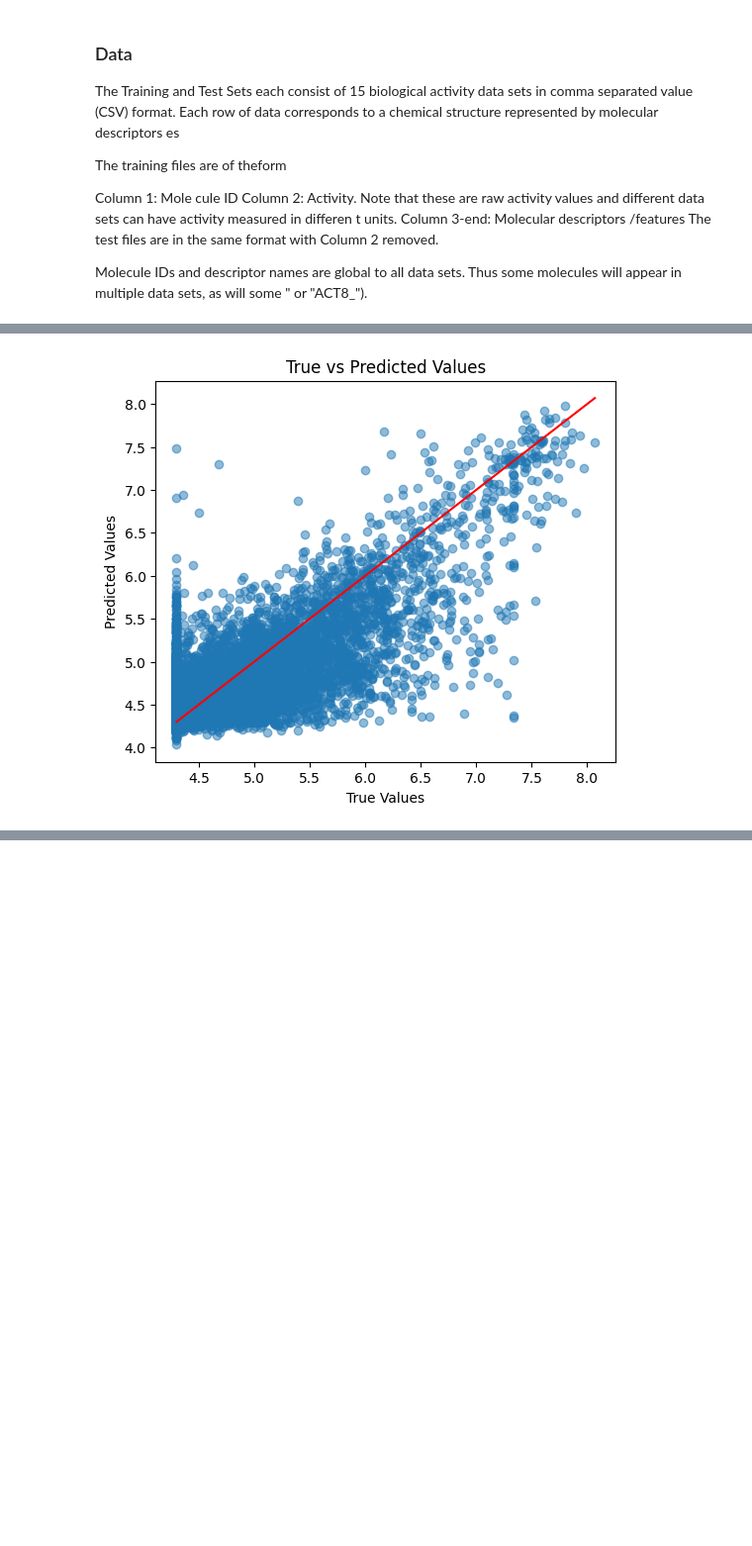
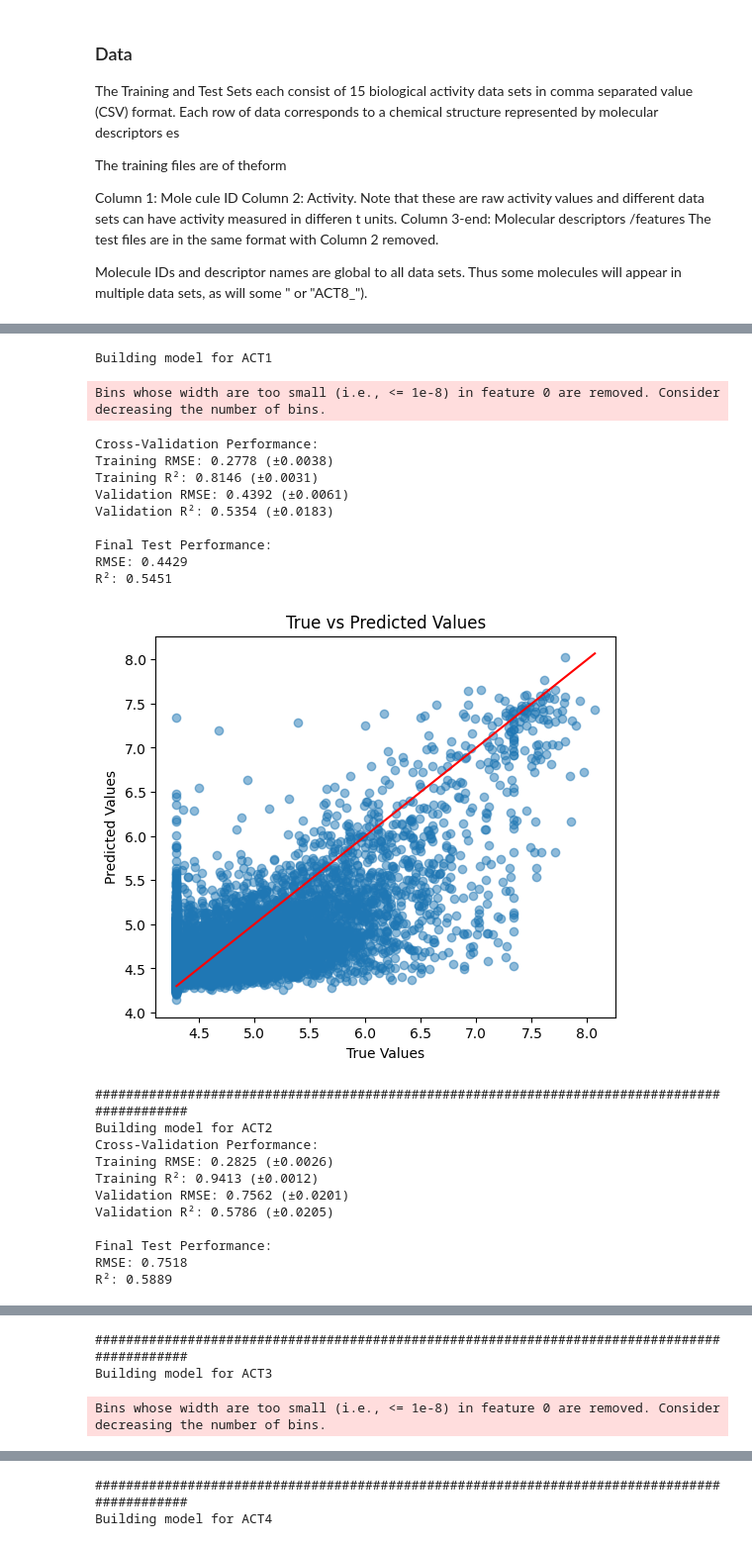
Before and after one commit to SHASANKsp/Molecular-Activity_Merck, a Jupyter notebook: Molecular_activity.ipynb, the cells around one changed output, grey strips where cells are left out. Shown at 99% size. Cells and saved outputs as stored; diff of their text form; code cells hidden in the pictures; blank space fills up the shorter version.

```diff
--- a/Molecular_activity.ipynb
+++ b/Molecular_activity.ipynb
@@ -34,2 +36,0 @@ import optuna
-# %%
-data =pd.read_csv("data/ACT1_clean.csv")
@@ -46,0 +37,15 @@ X_test = scaler.transform(X_test.values)
+# %%
+def select_features_mi(X, y, keep_ratio=0.2):
+    if not isinstance(X, pd.DataFrame):
+        X = pd.DataFrame(X)
+    y_disc = KBinsDiscretizer(n_bins=100, encode='ordinal', strategy='quantile').fit_transform(y.values.reshape(-1,1)).ravel()
+    mi = mutual_info_regression(X, y_disc, random_state=42)
+    mi = pd.Series(mi, index=X.columns)
+    k = int(len(mi) * keep_ratio)
+    selected_features = mi.sort_values(ascending=False).iloc[:k].index
+    return X[selected_features], selected_features, mi
+# %%
+def pca_90_var(X):
+    pca = PCA(n_components=0.99, svd_solver='full', random_state=42)
+    X_pca = pca.fit_transform(X)
+    return X_pca, pca
@@ -93,10 +123,27 @@ R²: 0.6325
-# %%
-plt.figure(figsize=(6, 5))
-plt.scatter(y_test, y_pred_test, alpha=0.5)
-plt.plot([min(y_test), max(y_test)], [min(y_test), max(y_test)], color='red')
-plt.xlabel("True Values")
-plt.ylabel("Predicted Values")
-plt.title("True vs Predicted Values")
-plt.show()
-# %% [output]
-[figure, removed]
+# %%
+for i in range(1,16):
+    xgb_model(i)
+# %% [output]
+Building model for ACT1
+Bins whose width are too small (i.e., <= 1e-8) in feature 0 are removed. Consider decreasing the number of bins.
+Cross-Validation Performance:
+Training RMSE: 0.2778 (±0.0038)
+Training R²: 0.8146 (±0.0031)
+Validation RMSE: 0.4392 (±0.0061)
+Validation R²: 0.5354 (±0.0183)
+
+Final Test Performance:
+RMSE: 0.4429
+R²: 0.5451
+[figure, added]
+#############################################################################################
+Building model for ACT2
+Cross-Validation Performance:
+Training RMSE: 0.2825 (±0.0026)
+Training R²: 0.9413 (±0.0012)
+Validation RMSE: 0.7562 (±0.0201)
+Validation R²: 0.5786 (±0.0205)
+
+Final Test Performance:
+RMSE: 0.7518
+R²: 0.5889
@@ -102,0 +151,3 @@ plt.show()
+#############################################################################################
+Building model for ACT3
+Bins whose width are too small (i.e., <= 1e-8) in feature 0 are removed. Consider decreasing the number of bins.
@@ -102,0 +164,2 @@ plt.show()
+#############################################################################################
+Building model for ACT4
```
Also changed, not shown: parts of 22 cells of this notebook, 1 other file.
